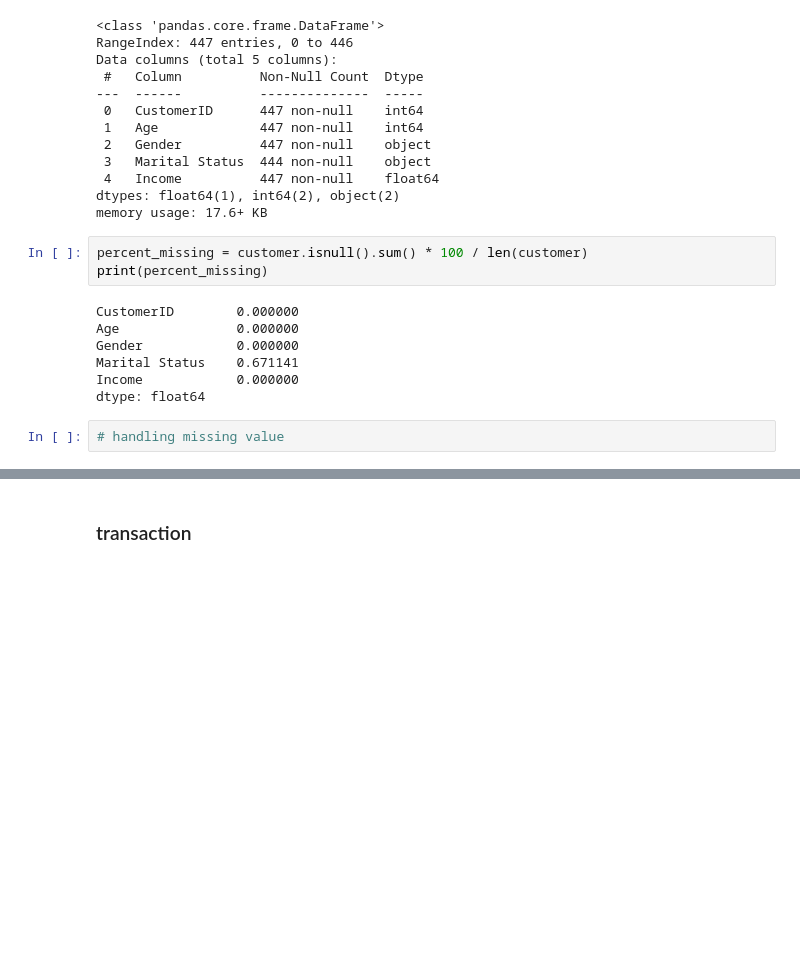
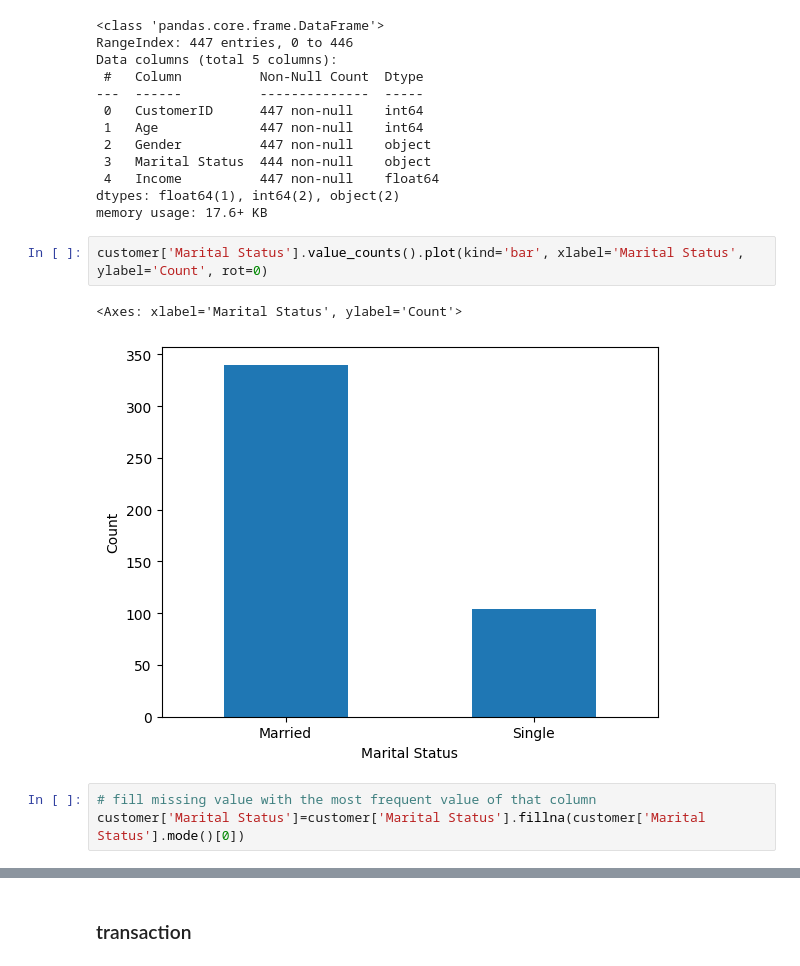
Before and after one commit to marginbridge/VIX-Kalbe-Nutritionals, a Jupyter notebook: regression_(time_series).ipynb, the cells around one changed output, grey strips where cells are left out. Drawn from its saved outputs; the diff is of its cells as text; blank space fills up the shorter version.

Commit message:
update handling missing value

```diff
--- a/regression_(time_series).ipynb
+++ b/regression_(time_series).ipynb
@@ -115,15 +115,11 @@ Data columns (total 5 columns):
  4   Income          447 non-null    float64
 dtypes: float64(1), int64(2), object(2)
 memory usage: 17.6+ KB
-# %%
-percent_missing = customer.isnull().sum() * 100 / len(customer)
-print(percent_missing)
-# %% [output]
-CustomerID        0.000000
-Age               0.000000
-Gender            0.000000
-Marital Status    0.671141
-Income            0.000000
-dtype: float64
-# %%
-# handling missing value
+# %%
+customer['Marital Status'].value_counts().plot(kind='bar', xlabel='Marital Status', ylabel='Count', rot=0)
+# %% [output]
+<Axes: xlabel='Marital Status', ylabel='Count'>
+[figure, added]
+# %%
+# fill missing value with the most frequent value of that column
+customer['Marital Status']=customer['Marital Status'].fillna(customer['Marital Status'].mode()[0])
```
Also changed, not shown: parts of 2 cells of this notebook.
